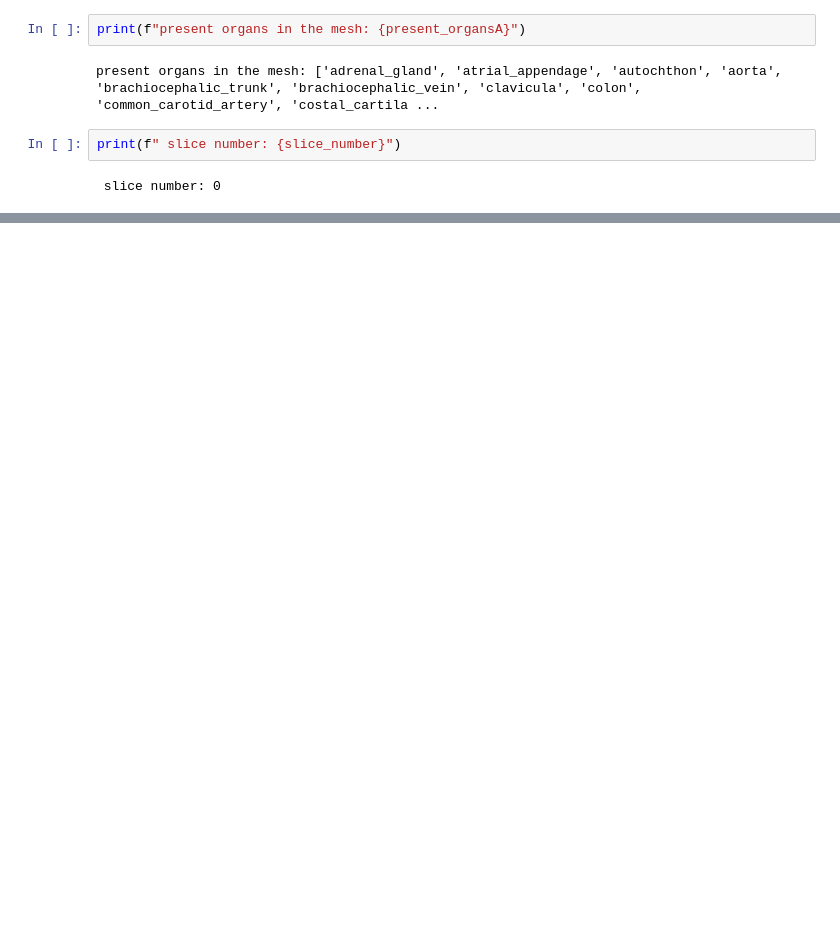
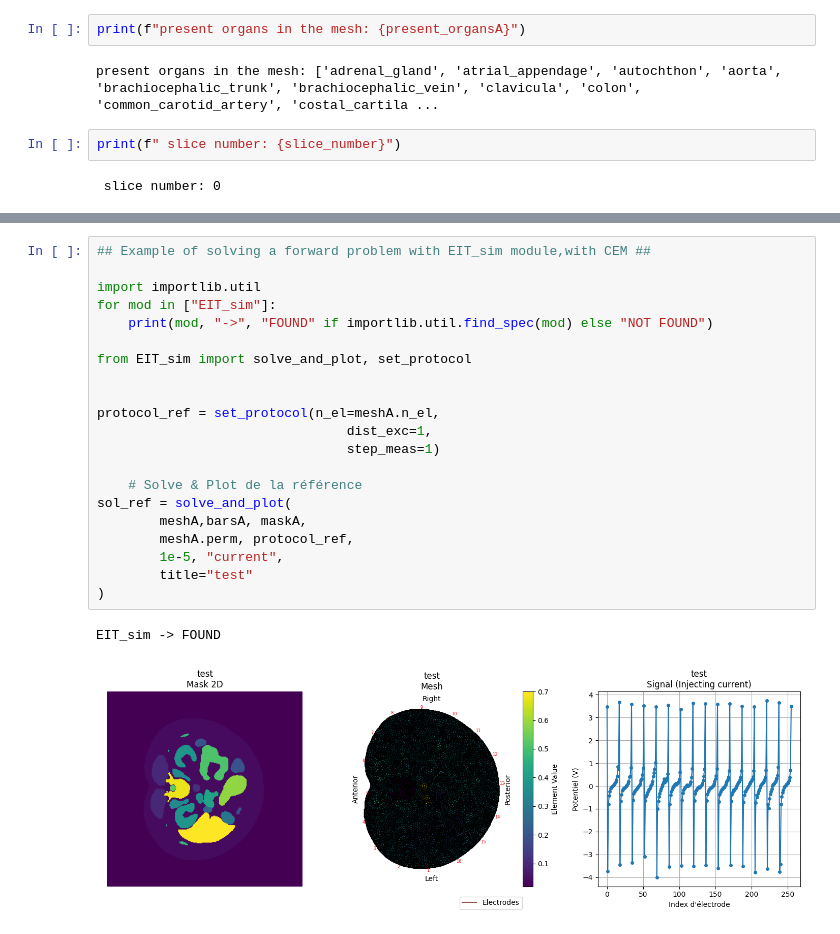
Before and after one commit to jingrebeccali/Project_EIT_CT_2025, a Jupyter notebook: Example_load_mesh.ipynb, the cells around one changed output, grey strips where cells are left out. Drawn from its saved outputs; the diff is of its cells as text; blank space fills up the shorter version.

Commit message:
tests

```diff
--- a/Example_load_mesh.ipynb
+++ b/Example_load_mesh.ipynb
@@ -220,0 +221,24 @@ plt.show()
+# %%
+## Example of solving a forward problem with EIT_sim module,with CEM ##
+
+import importlib.util
+for mod in ["EIT_sim"]:
+    print(mod, "->", "FOUND" if importlib.util.find_spec(mod) else "NOT FOUND")
+
+from EIT_sim import solve_and_plot, set_protocol
+
+
+protocol_ref = set_protocol(n_el=meshA.n_el,
+                                dist_exc=1,
+                                step_meas=1)
+
+    # Solve & Plot de la référence
+sol_ref = solve_and_plot(
+        meshA,barsA, maskA,
+        meshA.perm, protocol_ref,
+        1e-5, "current",
+        title="test"
+)
+# %% [output]
+EIT_sim -> FOUND
+[figure, added]
```
Also changed, not shown: parts of 7 cells of this notebook, 1 other file.
